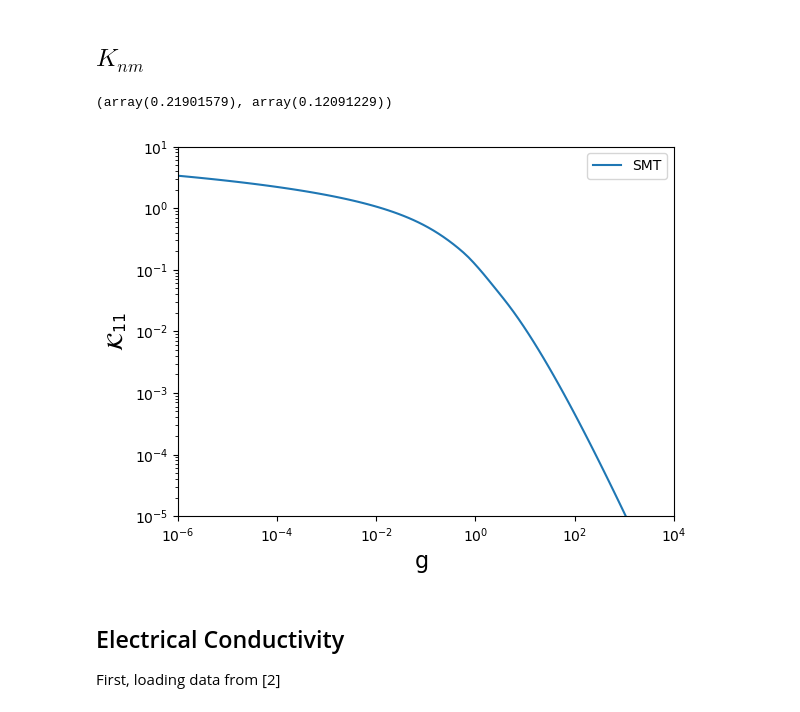
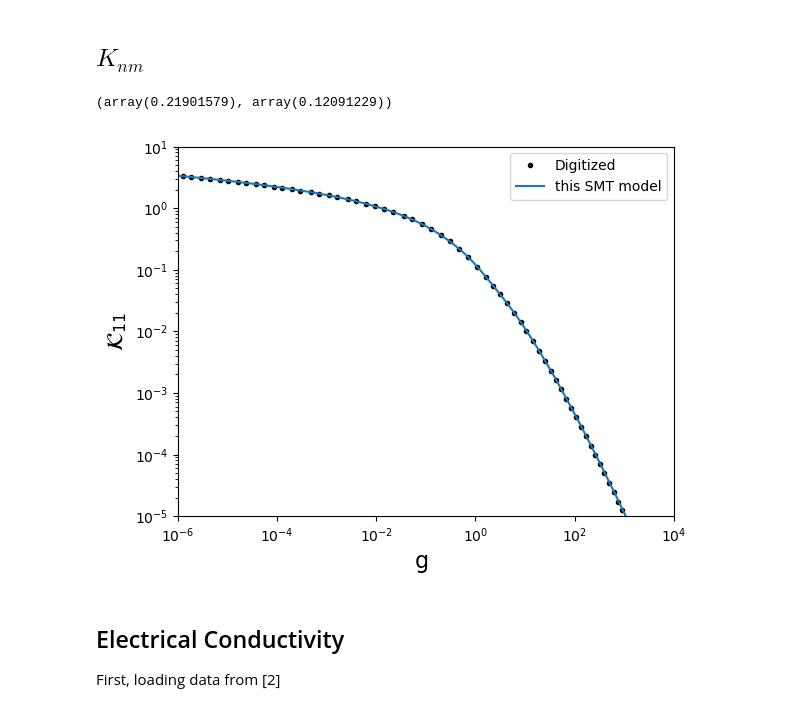
Before and after one commit to ZachAJohnson/SMT, a Jupyter notebook: examples/Example_1.ipynb, the cells around one changed output. Saved outputs shown, nothing was run; the diff lists cells and outputs as text; code cells hidden in the pictures.

```diff
--- a/examples/Example_1.ipynb
+++ b/examples/Example_1.ipynb
@@ -82,37 +139,41 @@ denom:  [[24.22425578 24.2263073 ]
 # %% [markdown]
 ## $K_{nm}$
+# %%
+K11_data = read_csv("K_11(g).txt", delim_whitespace=True, header=1)
 # %%
 from SMT.core.transport import K_nm
 
 fig, ax = plt.subplots( facecolor='white')
 
+#Plot iSMT digitized
+ax.plot(K11_data['g'], K11_data['K_11(g)'],'k.', label="Digitized")
 #
 g_array = np.geomspace(1e-6,1e4,num=100)
-ax.plot(g_array,[K_nm(g,1,1) for g in g_array], label='SMT')
+ax.plot(g_array,[K_nm(g,1,1) for g in g_array], label='this SMT model')
 
 ax.set_xlabel(r"g ", fontsize=16)
 ax.set_ylabel(r"$\mathcal{K}_{11}$", fontsize=16)
 
 # Inset Text Box
 # bbox = dict(boxstyle='round', facecolor='white', alpha=0.5)
 # inset_text = f"{Element_name}\n {sci_notation(ni_cc,3)} [cc$^{{-1}}$]"
 # ax.text(0.35, 0.95, inset_text, transform=ax.transAxes, fontsize=14,
 #         verticalalignment='top', bbox=props)
 
 # ax.errorbar([tccw_TeV],[tccw_η_cgs], yerr=[tccw_η_cgs_err], barsabove=True, capsize=5, marker='.', label='MD Simulation')
 
 # Scales
 ax.set_yscale('log')
 ax.set_xscale('log')
 ax.set_ylim(1e-5,1e1)
 ax.set_xlim(1e-6,1e4)
 # Legend
 ax.legend()
 
 K_nm(1,1,2), K_nm(1,1,1)
 # %% [output]
 (array(0.21901579), array(0.12091229))
-[figure, old version]
+[figure, new version]
 # %% [markdown]
 ## Electrical Conductivity
 
```
Also changed, not shown: parts of 15 cells of this notebook, 5 other files.
